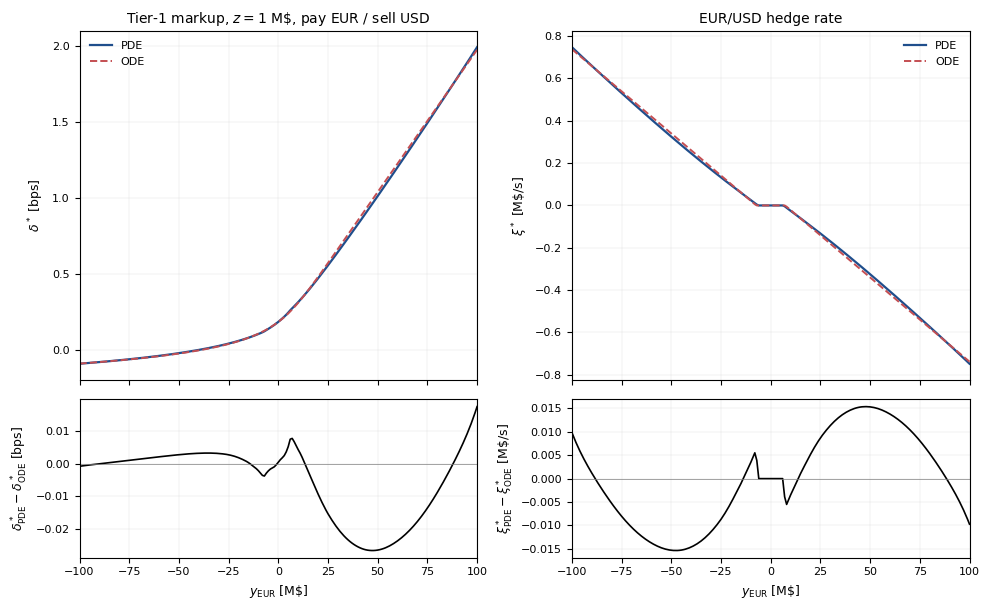
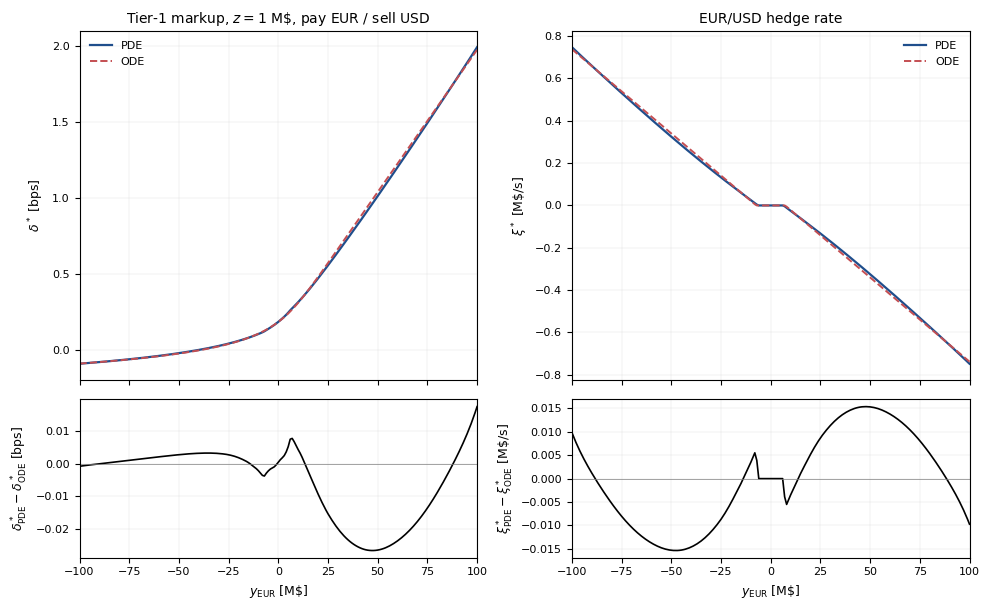
Unified diff of the notebook cell whose output changed from the first chart to the second:
--- before
+++ after
@@ -90,4 +90,4 @@
 
 plt.tight_layout()
-plt.savefig("report/figures/fig_pde_policy_profiles.pdf", bbox_inches="tight")
+#plt.savefig("figures/fig_pde_policy_profiles.pdf", bbox_inches="tight")
 plt.show()

Commit: Clean up appendix repo for thesis publication